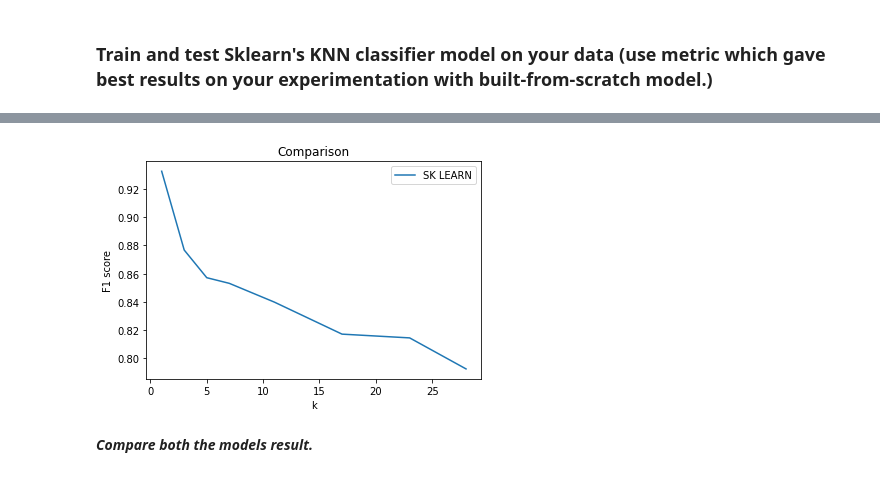
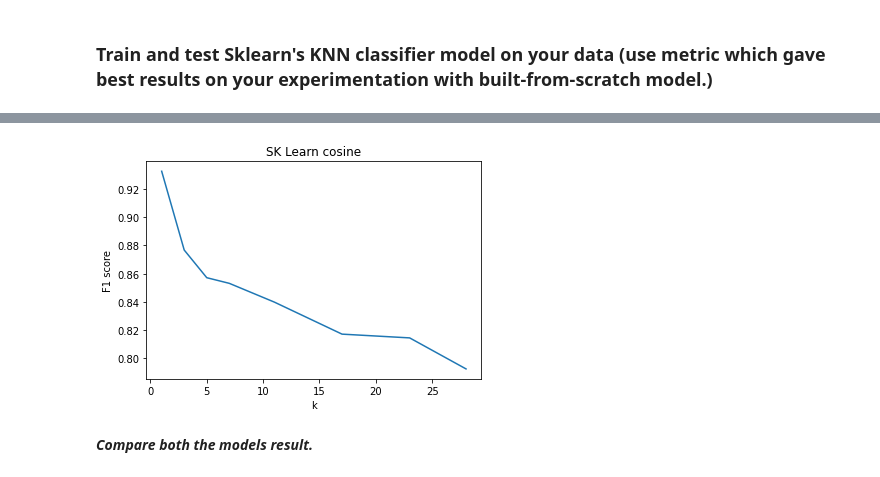
Before and after one commit to soumodiptab/Statistical-Methods-In-AI-Spring-22, a Jupyter notebook: Assignment1/testing/2021201086_Assignment1_Question3.ipynb, the cells around one changed output, grey strips where cells are left out. Saved outputs shown, nothing was run; the diff lists cells and outputs as text; code cells hidden in the pictures.

```diff
--- a/Assignment1/testing/2021201086_Assignment1_Question3.ipynb
+++ b/Assignment1/testing/2021201086_Assignment1_Question3.ipynb
@@ -566,10 +519,3 @@ plt.show()
 tfidf = TfidfVectorizer(tokenizer=lambda x:x, stop_words=None, lowercase=False)
 tf_idf_text = tfidf.fit_transform(data['text'])
 x_train, x_test, y_train, y_test = train_test_split(tf_idf_text, data['type'], test_size=0.2, random_state=42)
-neigh = KNeighborsClassifier(n_neighbors=3,metric='cosine')
-neigh.fit(x_train, y_train)
-y_pred_sk=neigh.predict(x_test)
-score_display(y_test,y_pred_sk,labels=['ham','spam'])
-score=accuracy_score(y_test,y_pred_sk)
-print(score)
-print(confusion_matrix(y_test, y_pred_sk,labels=['ham','spam']))
@@ -584,47 +522,20 @@ Precision: 0.9846153846153847   Recall: 0.7901234567901234      F1 Score: 0.8767
-# %%
-k_values=[1,3,5,7,11,17,23,28]
-#k_values=[5]
-accuracy_list_pred_sk=[]
-predicted_labels_list_sk=[]
-for k in k_values:
-  neigh = KNeighborsClassifier(n_neighbors=k,metric='cosine')
-  neigh.fit(x_train,y_train)
-  predicted_labels_sk=neigh.predict(x_test)
-  tn, fp, fn, tp = confusion_matrix(y_test, predicted_labels_sk,labels=['ham','spam']).ravel()
-  precision=tp/(tp+fp)
-  recall=tp/(tp+fn)
-  f1_score=2*(precision*recall)/(precision+recall)
-  accuracy_list_pred_sk.append(f1_score)
-  predicted_labels_list_sk.append(predicted_labels_sk)
-plt.plot(k_values,accuracy_list_pred_sk,label="SK LEARN")
-plt.xlabel("k")
-plt.ylabel("F1 score")
-plt.title("Comparison")
-plt.legend()
-plt.show()
-# %% [output]
-[figure, removed]
 # %%
 k_values=[1,3,5,7,11,17,23,28]
-#k_values=[5]
 accuracy_list_pred_sk=[]
 predicted_labels_list_sk=[]
 for k in k_values:
   neigh = KNeighborsClassifier(n_neighbors=k,metric='cosine')
   neigh.fit(x_train,y_train)
   predicted_labels_sk=neigh.predict(x_test)
-  tn, fp, fn, tp = confusion_matrix(y_test, predicted_labels_sk,labels=['ham','spam']).ravel()
-  precision=tp/(tp+fp)
-  recall=tp/(tp+fn)
-  f1_score=2*(precision*recall)/(precision+recall)
-  accuracy_list_pred_sk.append(f1_score)
+  score=f1_score(y_test,predicted_labels_sk,labels=['ham','spam'])
+  accuracy_list_pred_sk.append(score)
   predicted_labels_list_sk.append(predicted_labels_sk)
 plt.plot(k_values,accuracy_list_pred_sk)
-plt.plot(k_values,accuracy_list_cosine)
 plt.xlabel("k")
 plt.ylabel("F1 score")
-plt.title("")
+plt.title("SK Learn cosine")
 plt.show()
-print(accuracy_list_pred_sk)
+# %% [output]
+[figure, added]
 # %% [markdown]
 ***Compare both the models result.***
```
Also changed, not shown: parts of 21 cells of this notebook.
